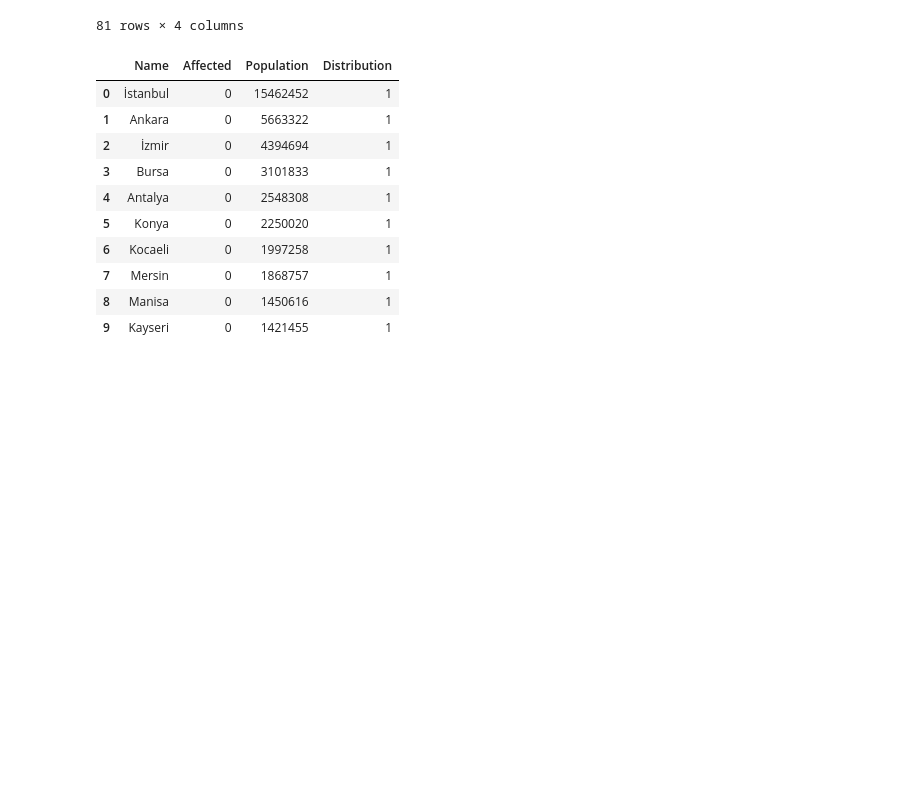
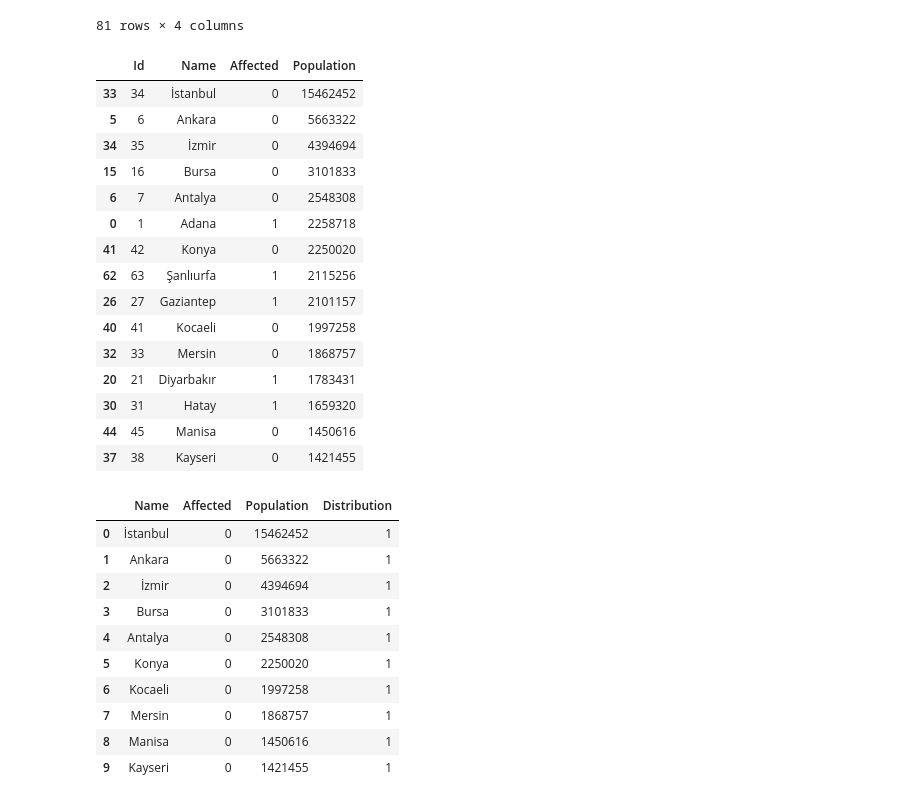
Before and after one commit to mustafabayrak0/Optimization-Project, a Jupyter notebook: Project/Code/data_cleaning.ipynb, the cells around one changed output. Saved outputs shown, nothing was run; the diff lists cells and outputs as text; code cells hidden in the pictures; blank space fills up the shorter version.

```diff
--- a/Project/Code/data_cleaning.ipynb
+++ b/Project/Code/data_cleaning.ipynb
@@ -112,6 +70,25 @@ merged_df
 # %%
 merged_df.sort_values('Population', ascending=False,inplace= True)
 dist_centers = merged_df.head(15)
+# %%
+dist_centers
+# %% [output]
+|  | Id | Name | Affected | Population |
+| 33 | 34 | İstanbul | 0 | 15462452 |
+| 5 | 6 | Ankara | 0 | 5663322 |
+| 34 | 35 | İzmir | 0 | 4394694 |
+| 15 | 16 | Bursa | 0 | 3101833 |
+| 6 | 7 | Antalya | 0 | 2548308 |
+| 0 | 1 | Adana | 1 | 2258718 |
+| 41 | 42 | Konya | 0 | 2250020 |
+| 62 | 63 | Şanlıurfa | 1 | 2115256 |
+| 26 | 27 | Gaziantep | 1 | 2101157 |
+| 40 | 41 | Kocaeli | 0 | 1997258 |
+| 32 | 33 | Mersin | 0 | 1868757 |
+| 20 | 21 | Diyarbakır | 1 | 1783431 |
+| 30 | 31 | Hatay | 1 | 1659320 |
+| 44 | 45 | Manisa | 0 | 1450616 |
+| 37 | 38 | Kayseri | 0 | 1421455 |
 # %%
 def filter_dataframe(df, x_column, y_column):
     filtered_values = df.loc[df[y_column] == 0, x_column]
```
Also changed, not shown: parts of 28 cells of this notebook, 7 other files.
